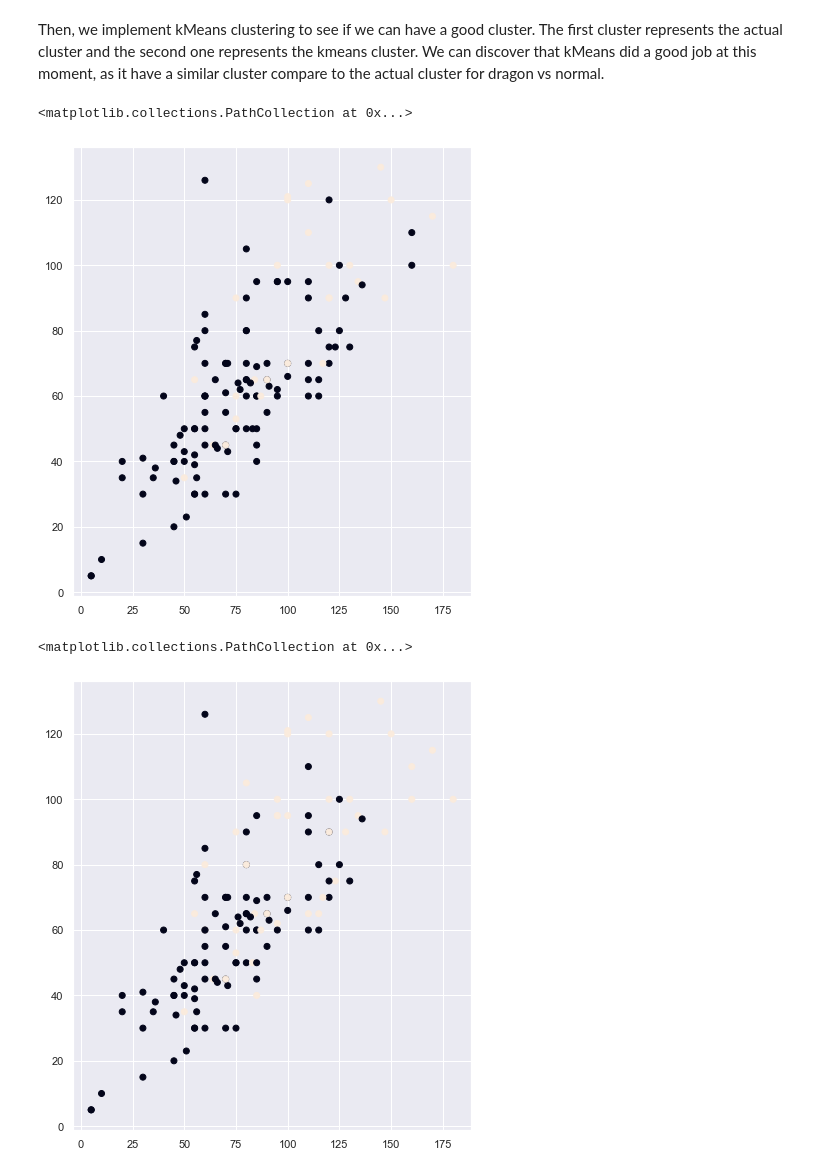
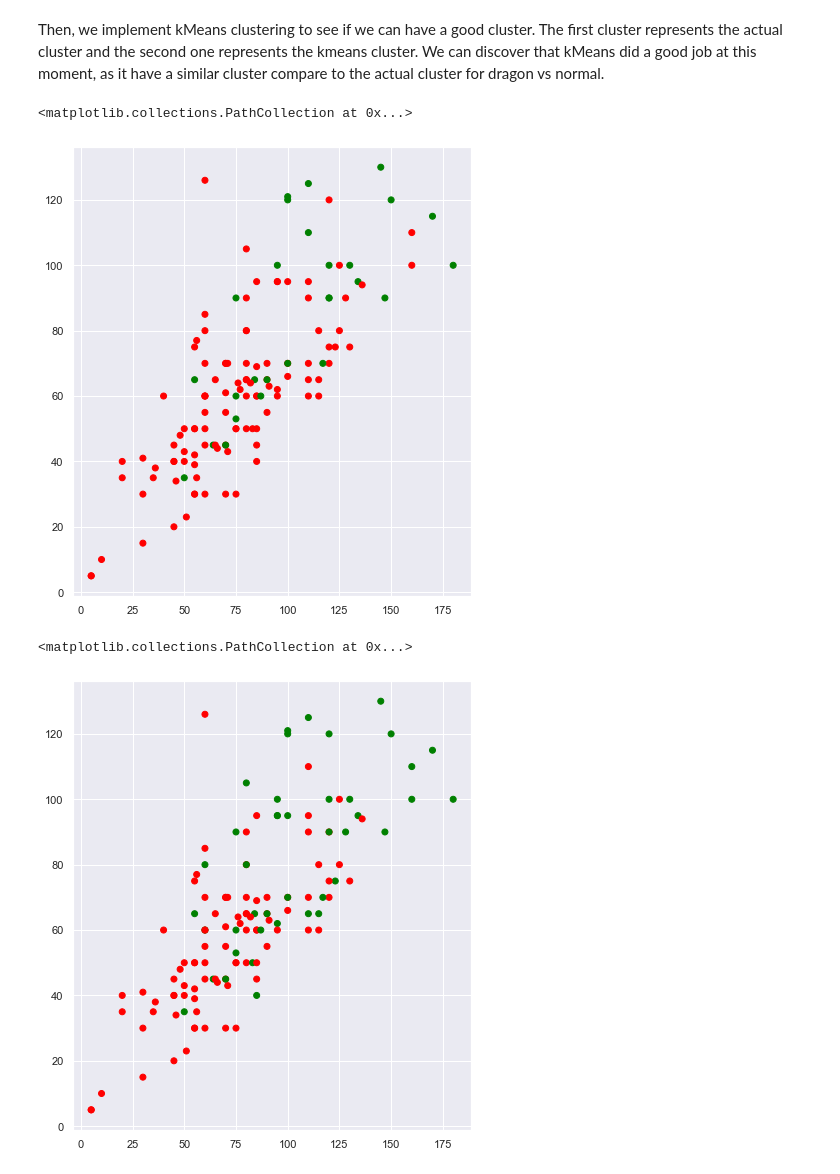
Before and after one commit to cyleung428/pokemon_anaylsis, a Jupyter notebook: pokemon.ipynb, the cells around one changed output. Saved outputs shown, nothing was run; the diff lists cells and outputs as text; code cells hidden in the pictures.

Commit message:
fix: change the color of scatterplot in kmeans

```diff
--- a/pokemon.ipynb
+++ b/pokemon.ipynb
@@ -340,25 +340,31 @@ Then, we implement kMeans clustering to see if we can have a good cluster. The f
 # %%
 from sklearn.cluster import KMeans
 from sklearn.decomposition import PCA
 df_norm.fillna(0, inplace=True)
 kmeans = KMeans(n_clusters=2, random_state=0).fit(df_norm[pokemon_mfeatures])
 type_kmeans = kmeans.predict(df_norm)
-def isNormal(n):
+def mapTypeToColor(n):
     if n == "normal":
-        return 0
-    return 1
-type_actual_map = map(isNormal,type_actual)
+        return "red"
+    return "green"
+type_actual_map = map(mapTypeToColor,type_actual)
 
 plt.figure()
 plt.subplot(122)
 plt.scatter(df_norm['attack'],df_norm['defense'],c=list(type_actual_map))
 # %% [output]
 <matplotlib.collections.PathCollection at 0x...>
-[figure, old version]
+[figure, new version]
 # %%
 plt.figure()
 plt.subplot(121)
-plt.scatter(df_norm['attack'],df_norm['defense'],c=kmeans.labels_)
+def mapBoolToColor(n):
+    if n == 0:
+        return "red"
+    return "green"
+type_actual_map = map(mapBoolToColor,type_actual)
+type_predict_map = map(isNormal,type_kmeans)
+plt.scatter(df_norm['attack'],df_norm['defense'],c=list(type_predict_map))
 # %% [output]
 <matplotlib.collections.PathCollection at 0x...>
-[figure, old version]
+[figure, new version]
```
